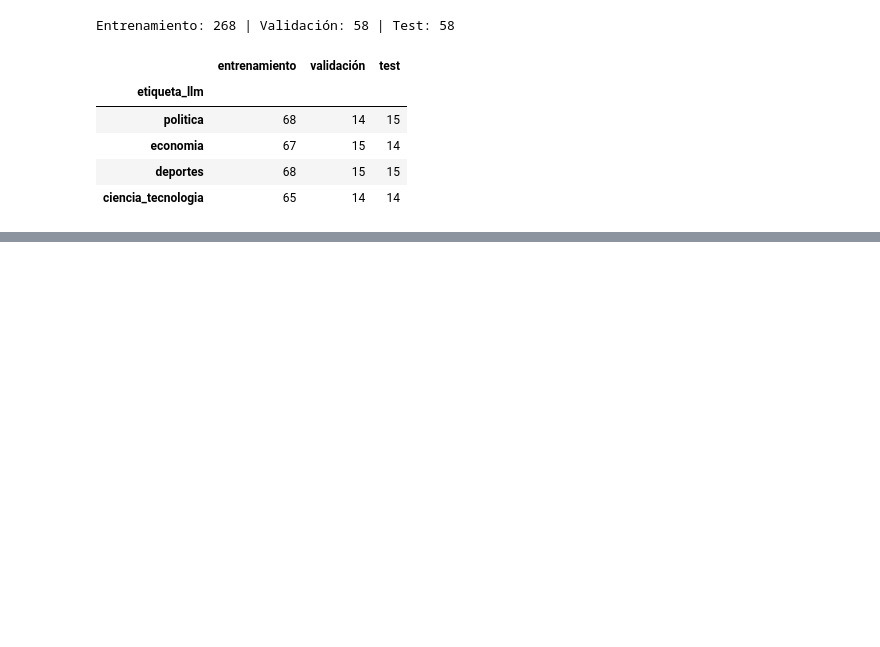
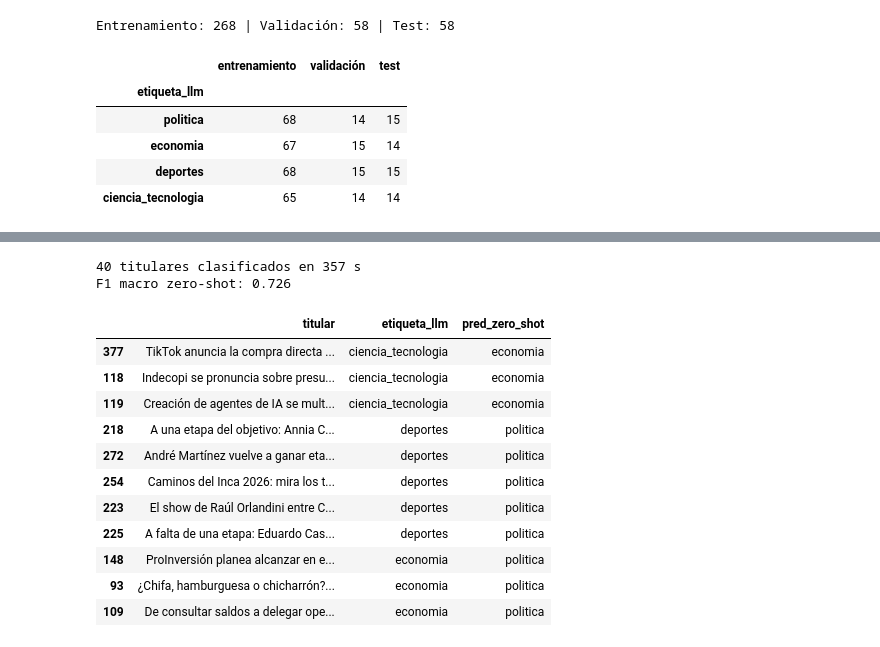
Before and after one commit to RenatoGates/python-intermedio-QLAB, a Jupyter notebook: tarea_1/02_clasificacion.ipynb, the cells around one changed output, grey strips where cells are left out. Saved outputs shown, nothing was run; the diff lists cells and outputs as text; code cells hidden in the pictures; blank space fills up the shorter version.

```diff
--- a/tarea_1/02_clasificacion.ipynb
+++ b/tarea_1/02_clasificacion.ipynb
@@ -261,0 +268,30 @@ Entrenamiento: 268 | Validación: 58 | Test: 58
+# %%
+NOMBRES_ZERO_SHOT = {"política": "politica", "economía": "economia",
+                     "deportes": "deportes", "ciencia y tecnología": "ciencia_tecnologia"}
+muestra_zs = test.groupby("etiqueta_llm").sample(n=10, random_state=SEMILLA)
+
+zero_shot = pipeline("zero-shot-classification", model="MoritzLaurer/mDeBERTa-v3-base-mnli-xnli", device=-1)
+inicio = time.time()
+resultados = zero_shot(muestra_zs["titular"].tolist(), candidate_labels=list(NOMBRES_ZERO_SHOT),
+                       hypothesis_template="Esta noticia trata de {}.")
+muestra_zs = muestra_zs.assign(pred_zero_shot=[NOMBRES_ZERO_SHOT[r["labels"][0]] for r in resultados])
+f1_zero_shot = f1_score(muestra_zs["etiqueta_llm"], muestra_zs["pred_zero_shot"], average="macro")
+
+print(f"{len(muestra_zs)} titulares clasificados en {time.time() - inicio:.0f} s")
+print(f"F1 macro zero-shot: {f1_zero_shot:.3f}")
+muestra_zs.loc[muestra_zs["pred_zero_shot"] != muestra_zs["etiqueta_llm"], ["titular", "etiqueta_llm", "pred_zero_shot"]]
+# %% [output]
+40 titulares clasificados en 357 s
+F1 macro zero-shot: 0.726
+|  | titular | etiqueta_llm | pred_zero_shot |
+| 377 | TikTok anuncia la compra directa ... | ciencia_tecnologia | economia |
+| 118 | Indecopi se pronuncia sobre presu... | ciencia_tecnologia | economia |
+| 119 | Creación de agentes de IA se mult... | ciencia_tecnologia | economia |
+| 218 | A una etapa del objetivo: Annia C... | deportes | politica |
+| 272 | André Martínez vuelve a ganar eta... | deportes | politica |
+| 254 | Caminos del Inca 2026: mira los t... | deportes | politica |
+| 223 | El show de Raúl Orlandini entre C... | deportes | politica |
+| 225 | A falta de una etapa: Eduardo Cas... | deportes | politica |
+| 148 | ProInversión planea alcanzar en e... | economia | politica |
+| 93 | ¿Chifa, hamburguesa o chicharrón?... | economia | politica |
+| 109 | De consultar saldos a delegar ope... | economia | politica |
```
Also changed, not shown: parts of 1 cell of this notebook.
